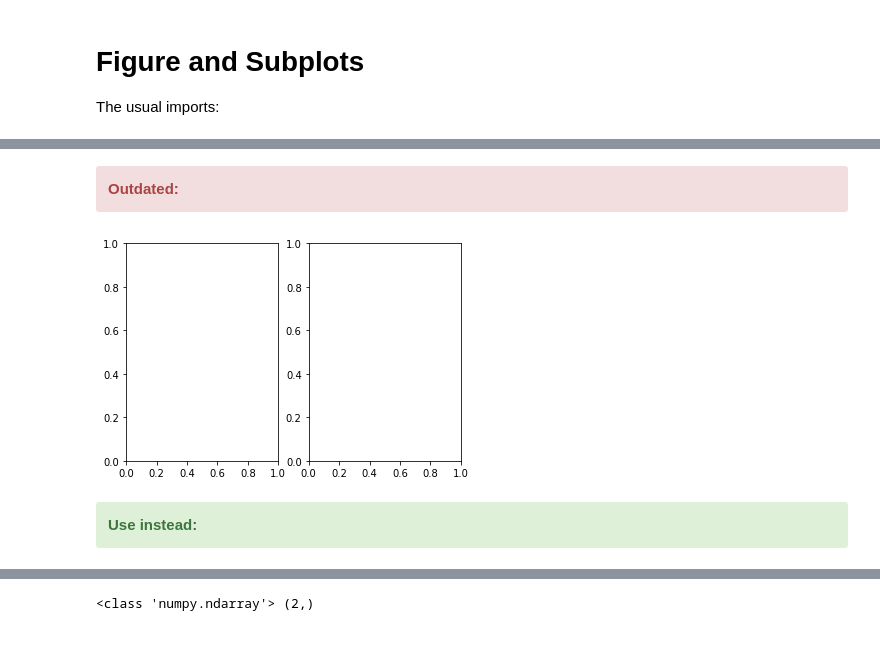
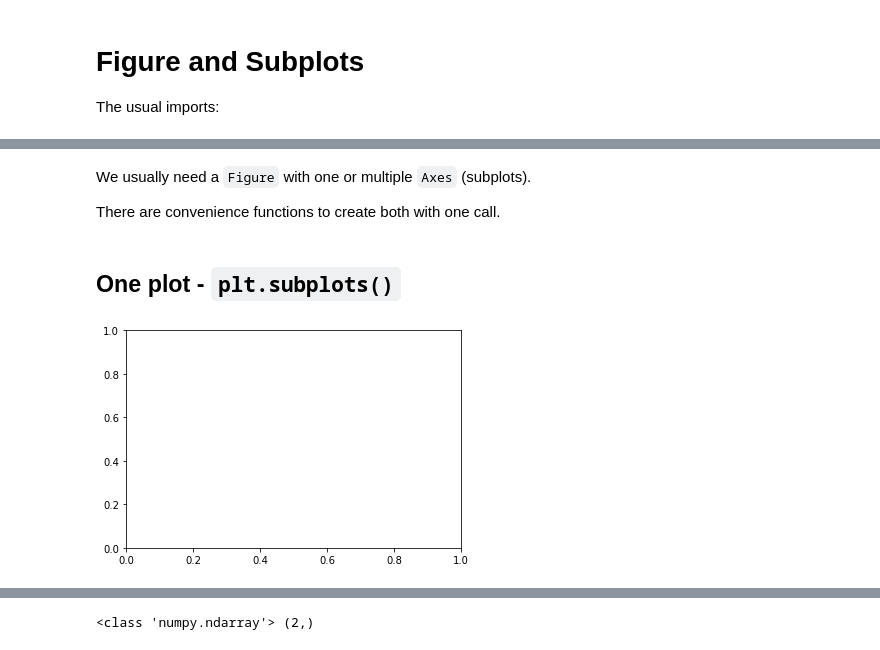
Before and after one commit to timhoffm/using-matplotlib, a Jupyter notebook: 02_Figure.ipynb, the cells around one changed output, grey strips where cells are left out. Cells and saved outputs as stored; diff of their text form; code cells hidden in the pictures.

```diff
--- a/02_Figure.ipynb
+++ b/02_Figure.ipynb
@@ -44,15 +9,10 @@ fig, ax = plt.subplots()
-# %% [markdown]
-<div class="alert alert-danger">
-    <b>Outdated:</b>
-</div>
-# %%
-# outdated
-fig = plt.figure()
-ax1 = fig.add_subplot(121)
-ax2 = fig.add_subplot(122)
-# %% [output]
-[figure, removed]
-# %% [markdown]
-<div class="alert alert-success">
-    <b>Use instead:</b>
-</div>
+# %% [markdown]
+We usually need a `Figure` with one or multiple `Axes` (subplots).
+
+There are convenience functions to create both with one call.
+# %% [markdown]
+## One plot - ``plt.subplots()``
+# %%
+plt.subplots();
+# %% [output]
+[figure, added]
```
Also changed, not shown: parts of 31 cells of this notebook, 8 other files.
